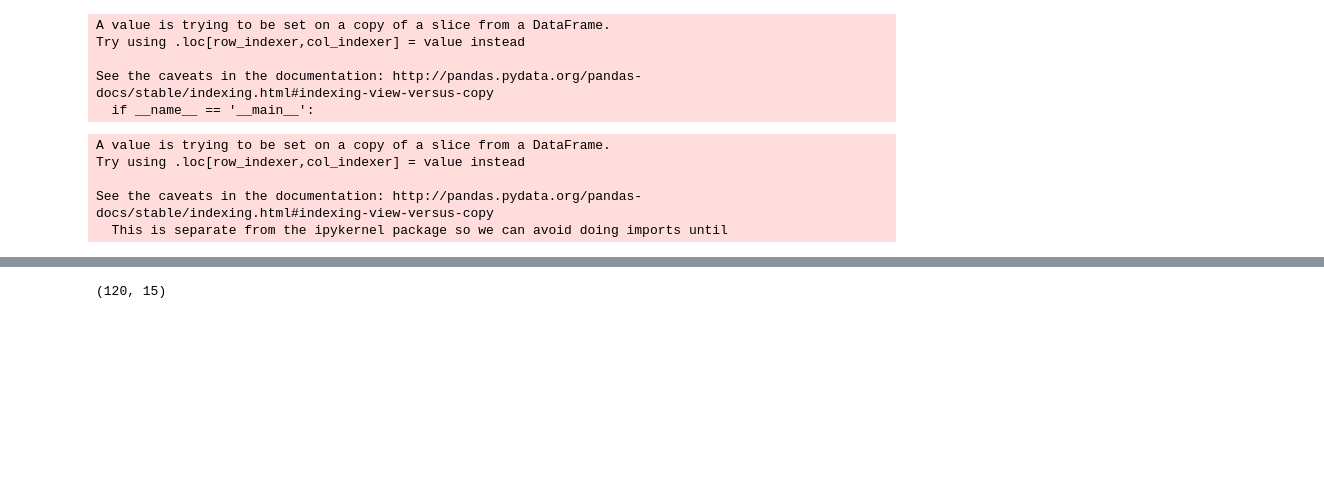
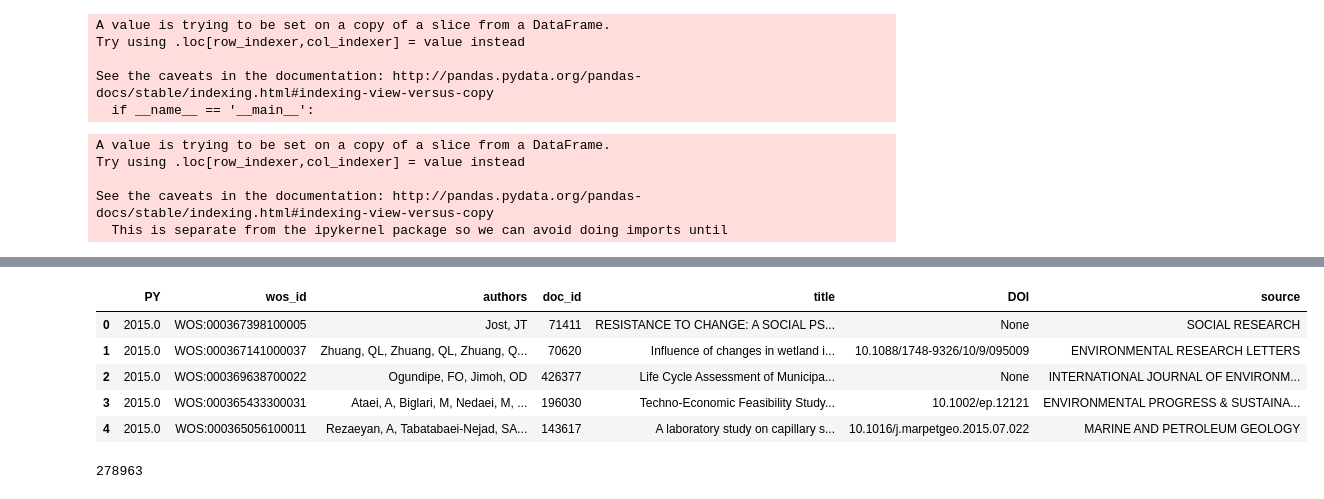
Before and after one commit to mcallaghan/cc-topography, a Jupyter notebook: code/topic_dis.ipynb, the cells around one changed output, grey strips where cells are left out. Drawn from its saved outputs; the diff is of its cells as text; code cells hidden in the pictures; blank space fills up the shorter version.

```diff
--- a/code/topic_dis.ipynb
+++ b/code/topic_dis.ipynb
@@ -573,44 +606,13 @@ def rep_time(ax, mdf, lquads=False, log_ticks=False, fs=7, quantiles=10):
                 )
 
     if log_ticks:
-        fmax = None
-        fmin = None
-        rmax = mdf['lrep'].max()
-        if fmax:
-            rmax = fmax
-        rmin = mdf['lrep'].min()
-        if fmin:
-            rmin = -fmin
-
-        if rmin > -1:
-            rmin = -1
-        if np.exp(rmax) < 2:
-            rmax = np.log(2.1)
-
-        lmin = int(1/np.exp(rmin)//1)*-1
-        lmax = int(np.exp(rmax)//1)
-
-
-
-        ytick_labels = [i for i in range(lmin,lmax+1) if i not in [-1,1]]
-        yticks = []
-        for x in ytick_labels:
-            if x < 0:
-                y = np.log(-1/x)
-            elif x==0:
-                y = 0
-            else:
-                y = np.log(x)
-            yticks.append(y)
-
-        ax.set_yticks(yticks)
-        ax.set_yticklabels(ytick_labels)
+        set_log_ticks(mdf, ax)
 
     #ax.get_yaxis().set_visible(False)
     #ax.tick_params(axis=u'both', which=u'both',length=0)
     #ax2.tick_params(axis=u'both', which=u'both',length=0)
     ax.set_xlabel('Assessment period\noccurence')
-    ax.set_ylabel('IPCC representation (log)')
+    ax.set_ylabel('IPCC representation')
     ax.legend()
 
     # Tweak the labels to avoid overlap
@@ -1052,4 +1064,21 @@ plt.show()
-# %%
-mdf.shape
-# %% [output]
-(120, 15)
+# %%
+stat = RunStats.objects.get(pk=run_id)
+
+docs = Doc.objects.filter(query=stat.query).values('id','title','PY','wosarticle__di','authors','UT__UT','wosarticle__so')
+
+doc_df = pd.DataFrame.from_dict(list(docs))
+doc_df = doc_df.rename(columns = {'id': 'doc_id','UT__UT':'wos_id','wosarticle__di':'DOI','wosarticle__so':'source'})
+doc_df.head()
+
+doc_df.to_csv('../')
+# %% [output]
+|  | PY | wos_id | authors | doc_id | title | DOI | source |
+| 0 | 2015.0 | WOS:000367398100005 | Jost, JT | 71411 | RESISTANCE TO CHANGE: A SOCIAL PS... | None | SOCIAL RESEARCH |
+| 1 | 2015.0 | WOS:000367141000037 | Zhuang, QL, Zhuang, QL, Zhuang, Q... | 70620 | Influence of changes in wetland i... | 10.1088/1748-9326/10/9/095009 | ENVIRONMENTAL RESEARCH LETTERS |
+| 2 | 2015.0 | WOS:000369638700022 | Ogundipe, FO, Jimoh, OD | 426377 | Life Cycle Assessment of Municipa... | None | INTERNATIONAL JOURNAL OF ENVIRONM... |
+| 3 | 2015.0 | WOS:000365433300031 | Ataei, A, Biglari, M, Nedaei, M, ... | 196030 | Techno-Economic Feasibility Study... | 10.1002/ep.12121 | ENVIRONMENTAL PROGRESS & SUSTAINA... |
+| 4 | 2015.0 | WOS:000365056100011 | Rezaeyan, A, Tabatabaei-Nejad, SA... | 143617 | A laboratory study on capillary s... | 10.1016/j.marpetgeo.2015.07.022 | MARINE AND PETROLEUM GEOLOGY |
+# %%
+docs.filter(authors__isnull=False).count()
+# %% [output]
+278963
```
Also changed, not shown: parts of 16 cells of this notebook, 45 other files.
